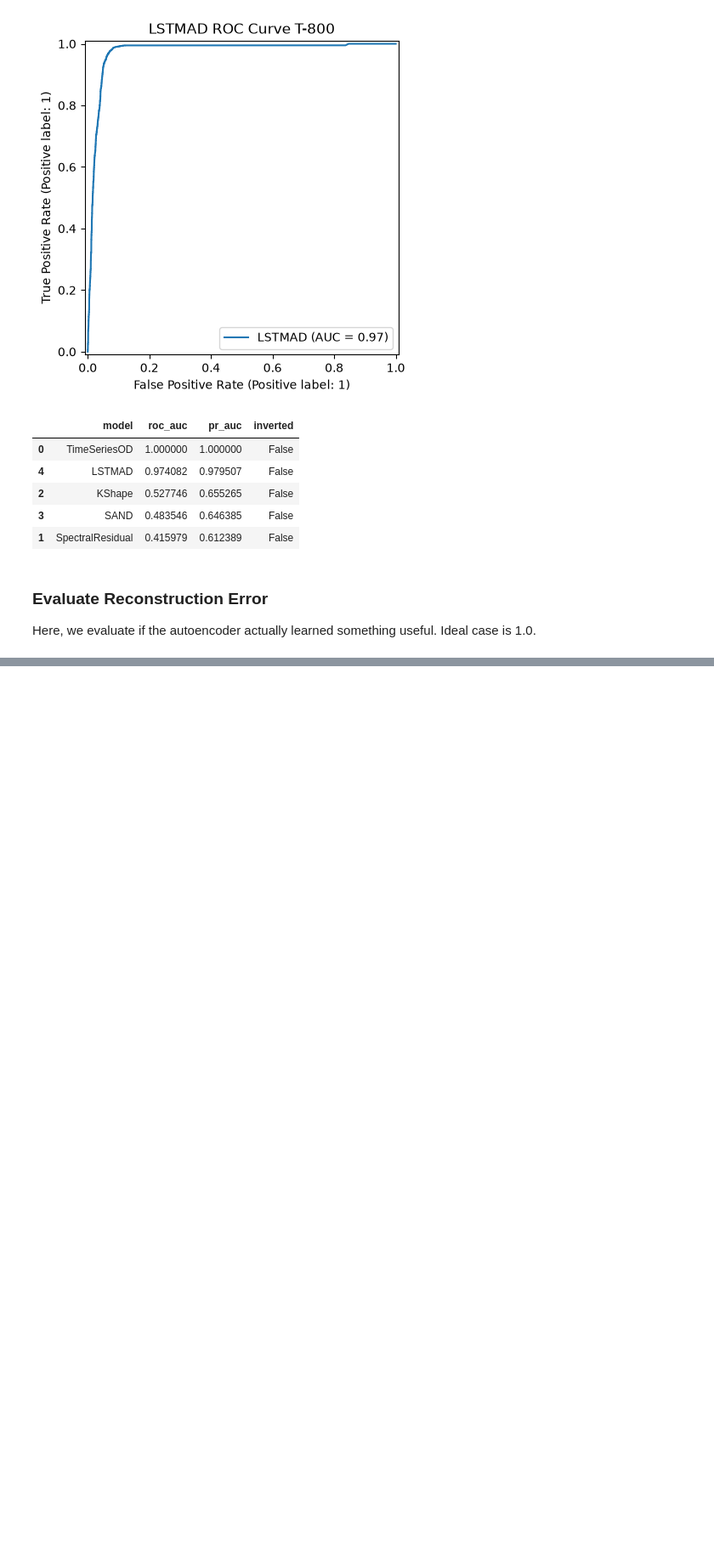
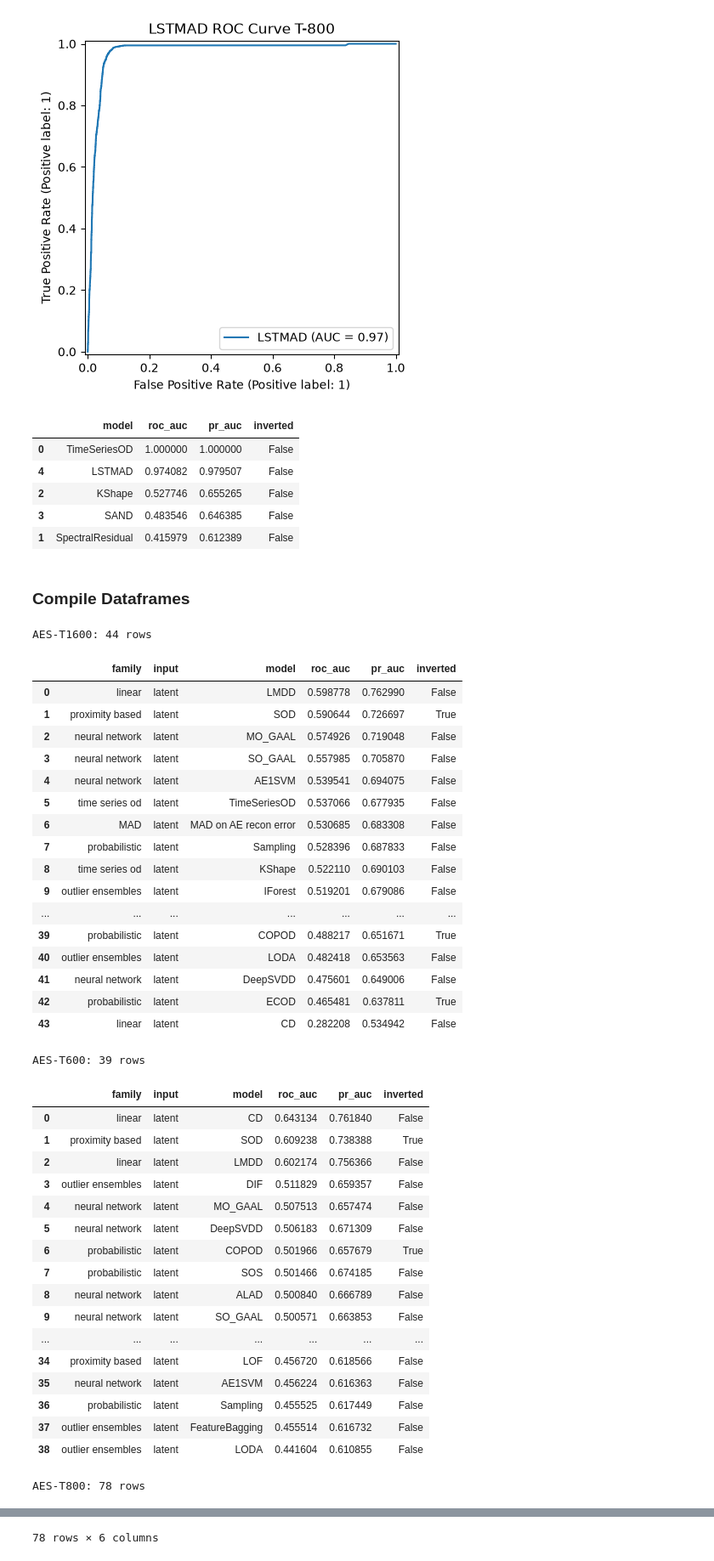
Before and after one commit to ericnmt/htd-benchmarking, a Jupyter notebook: notebooks/T800-HT-ML-Pipeline.ipynb, the cells around one changed output, grey strips where cells are left out. Shown at 85% size. Cells and saved outputs as stored; diff of their text form; code cells hidden in the pictures; blank space fills up the shorter version.

Commit message:
Updated to remove ALL inverted scores. Added block to compile all dataframes.

```diff
--- a/notebooks/T800-HT-ML-Pipeline.ipynb
+++ b/notebooks/T800-HT-ML-Pipeline.ipynb
@@ -988,6 +991,3 @@ display(results_df)
 | 2 | KShape | 0.527746 | 0.655265 | False |
 | 3 | SAND | 0.483546 | 0.646385 | False |
 | 1 | SpectralResidual | 0.415979 | 0.612389 | False |
-# %% [markdown]
-### Evaluate Reconstruction Error
-Here, we evaluate if the autoencoder actually learned something useful. Ideal case is 1.0.
@@ -1002,0 +994,75 @@ print("Reconstruction AUC:", roc_auc_score(labels, recon_scores))
+# %% [markdown]
+### Compile Dataframes
+# %%
+import glob, re
+import pandas as pd
+
+RESULTS_ROOT = "data"
+SAVE = True
+
+def load_results(dir):
+  """Stack all model class results into a single dataframe"""
+  frames = []
+  paths = glob.glob(os.path.join(dir, "**", "*roc_auc_dataframes", "*.csv"), recursive=True)
+  for path in sorted(paths):
+    df = pd.read_csv(path, index_col=0)
+    folder = os.path.basename(os.path.dirname(path))
+    stem = os.path.splitext(os.path.basename(path))[0]
+    family = re.sub(r"^\d+_|_results$", "", stem)
+    df.insert(0, "input", "raw" if folder.startswith("RAW") else "latent")
+    df.insert(0, "family",family.replace("_", " "))
+    frames.append(df)
+  out = pd.concat(frames, ignore_index=True)
+  out["inverted"] = out["inverted"].astype("boolean").fillna(False)
+  return out.sort_values(["input", "roc_auc"], ascending=[True, False], ignore_index=True)
+
+all_results = {}
+for bdir in sorted(glob.glob(os.path.join(RESULTS_ROOT, "AES-T*"))):
+  if not glob.glob(os.path.join(bdir, "**", "*roc_auc_dataframes", "*.csv"), recursive=True):
+    continue
+  trojan = os.path.basename(bdir)
+  all_results[trojan] = load_results(bdir)
+  if SAVE:
+    all_results[trojan].to_csv(os.path.join(bdir, f"{trojan}_compiled_results.csv"), index=False)
+
+for trojan, df in all_results.items():
+  print(f"\n{trojan}: {len(df)} rows")
+  display(df)
+# %% [output]
+AES-T1600: 44 rows
+|  | family | input | model | roc_auc | pr_auc | inverted |
+| 0 | linear | latent | LMDD | 0.598778 | 0.762990 | False |
+| 1 | proximity based | latent | SOD | 0.590644 | 0.726697 | True |
+| 2 | neural network | latent | MO_GAAL | 0.574926 | 0.719048 | False |
+| 3 | neural network | latent | SO_GAAL | 0.557985 | 0.705870 | False |
+| 4 | neural network | latent | AE1SVM | 0.539541 | 0.694075 | False |
+| 5 | time series od | latent | TimeSeriesOD | 0.537066 | 0.677935 | False |
+| 6 | MAD | latent | MAD on AE recon error | 0.530685 | 0.683308 | False |
+| 7 | probabilistic | latent | Sampling | 0.528396 | 0.687833 | False |
+| 8 | time series od | latent | KShape | 0.522110 | 0.690103 | False |
+| 9 | outlier ensembles | latent | IForest | 0.519201 | 0.679086 | False |
+| ... | ... | ... | ... | ... | ... | ... |
+| 39 | probabilistic | latent | COPOD | 0.488217 | 0.651671 | True |
+| 40 | outlier ensembles | latent | LODA | 0.482418 | 0.653563 | False |
+| 41 | neural network | latent | DeepSVDD | 0.475601 | 0.649006 | False |
+| 42 | probabilistic | latent | ECOD | 0.465481 | 0.637811 | True |
+| 43 | linear | latent | CD | 0.282208 | 0.534942 | False |
+AES-T600: 39 rows
+|  | family | input | model | roc_auc | pr_auc | inverted |
+| 0 | linear | latent | CD | 0.643134 | 0.761840 | False |
+| 1 | proximity based | latent | SOD | 0.609238 | 0.738388 | True |
+| 2 | linear | latent | LMDD | 0.602174 | 0.756366 | False |
+| 3 | outlier ensembles | latent | DIF | 0.511829 | 0.659357 | False |
+| 4 | neural network | latent | MO_GAAL | 0.507513 | 0.657474 | False |
+| 5 | neural network | latent | DeepSVDD | 0.506183 | 0.671309 | False |
+| 6 | probabilistic | latent | COPOD | 0.501966 | 0.657679 | True |
+| 7 | probabilistic | latent | SOS | 0.501466 | 0.674185 | False |
+| 8 | neural network | latent | ALAD | 0.500840 | 0.666789 | False |
+| 9 | neural network | latent | SO_GAAL | 0.500571 | 0.663853 | False |
+| ... | ... | ... | ... | ... | ... | ... |
+| 34 | proximity based | latent | LOF | 0.456720 | 0.618566 | False |
+| 35 | neural network | latent | AE1SVM | 0.456224 | 0.616363 | False |
+| 36 | probabilistic | latent | Sampling | 0.455525 | 0.617449 | False |
+| 37 | outlier ensembles | latent | FeatureBagging | 0.455514 | 0.616732 | False |
+| 38 | outlier ensembles | latent | LODA | 0.441604 | 0.610855 | False |
+AES-T800: 78 rows
@@ -1002,0 +1081 @@ print("Reconstruction AUC:", roc_auc_score(labels, recon_scores))
+78 rows × 6 columns
```
Also changed, not shown: parts of 7 cells of this notebook.
